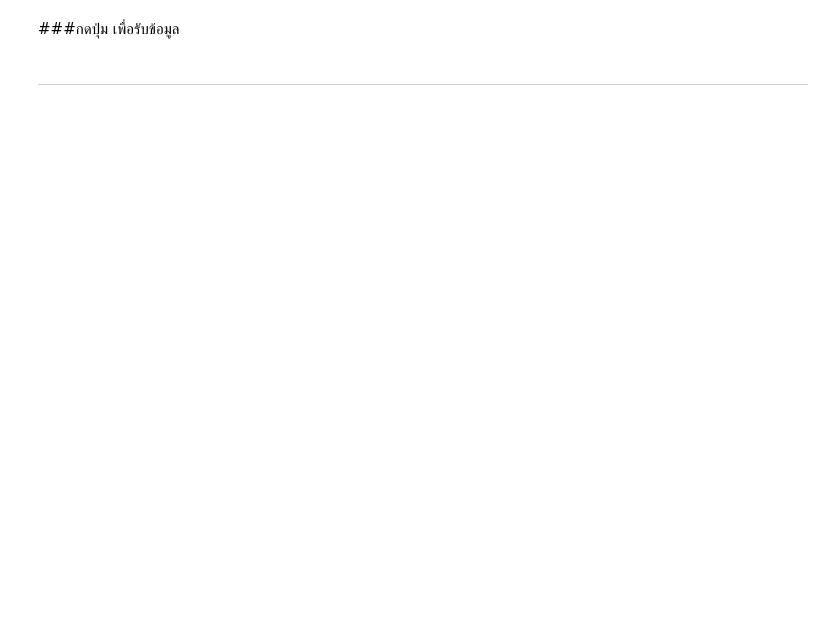
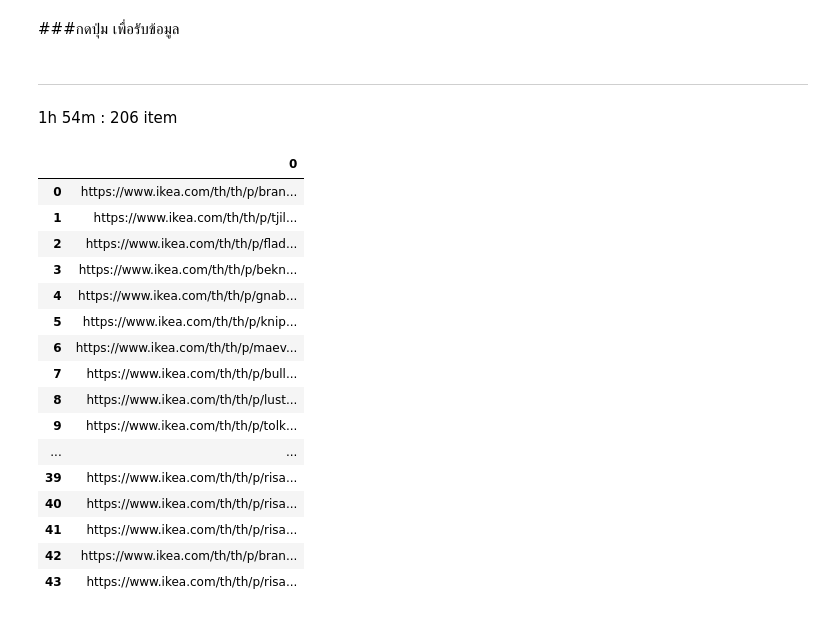
Before and after one commit to Andrew7y/IKEA_Project101, a Jupyter notebook: seleniumGetLink.ipynb, the cells around one changed output. Drawn from its saved outputs; the diff is of its cells as text; code cells hidden in the pictures; blank space fills up the shorter version.

```diff
--- a/seleniumGetLink.ipynb
+++ b/seleniumGetLink.ipynb
@@ -209,0 +224,26 @@ saveProductDataToJson("baskets", "basketsLink.json")
+# %% [markdown]
+1h 54m : 206 item
+# %%
+with open("json/link/baskets/basketsLink.json", 'r', encoding='utf-8') as f:
+    data = json.load(f)
+
+df = pd.DataFrame(data)
+df
+# %% [output]
+|  | 0 |
+| 0 | https://www.ikea.com/th/th/p/bran... |
+| 1 | https://www.ikea.com/th/th/p/tjil... |
+| 2 | https://www.ikea.com/th/th/p/flad... |
+| 3 | https://www.ikea.com/th/th/p/bekn... |
+| 4 | https://www.ikea.com/th/th/p/gnab... |
+| 5 | https://www.ikea.com/th/th/p/knip... |
+| 6 | https://www.ikea.com/th/th/p/maev... |
+| 7 | https://www.ikea.com/th/th/p/bull... |
+| 8 | https://www.ikea.com/th/th/p/lust... |
+| 9 | https://www.ikea.com/th/th/p/tolk... |
+| ... | ... |
+| 39 | https://www.ikea.com/th/th/p/risa... |
+| 40 | https://www.ikea.com/th/th/p/risa... |
+| 41 | https://www.ikea.com/th/th/p/risa... |
+| 42 | https://www.ikea.com/th/th/p/bran... |
+| 43 | https://www.ikea.com/th/th/p/risa... |
```
Also changed, not shown: parts of 39 cells of this notebook.
